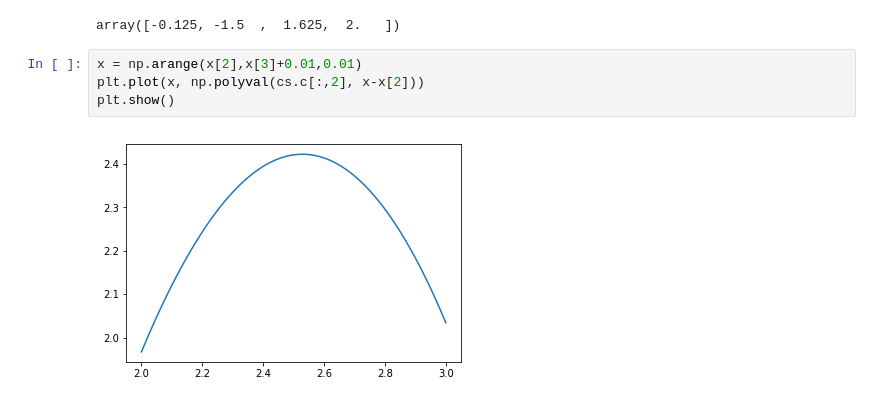
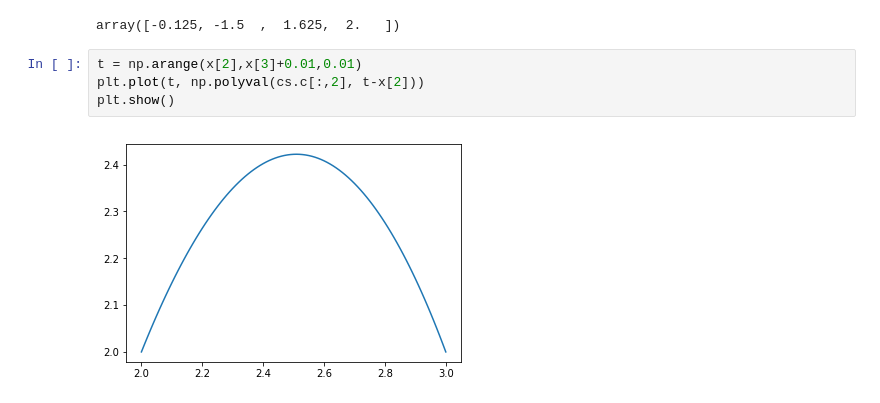
Before and after one commit to Numerical-Analysis/Spr2020Math377, a Jupyter notebook: nbs/PolyInterp.ipynb, the cells around one changed output. Cells and saved outputs as stored; diff of their text form.

```diff
--- a/nbs/PolyInterp.ipynb
+++ b/nbs/PolyInterp.ipynb
@@ -166,8 +166,8 @@ cs.c[:,2]
 # %% [output]
 array([-0.125, -1.5  ,  1.625,  2.   ])
 # %%
-x = np.arange(x[2],x[3]+0.01,0.01)
-plt.plot(x, np.polyval(cs.c[:,2], x-x[2]))
+t = np.arange(x[2],x[3]+0.01,0.01)
+plt.plot(t, np.polyval(cs.c[:,2], t-x[2]))
 plt.show()
 # %% [output]
-[figure, old version]
+[figure, new version]
```
Also changed, not shown: parts of 2 cells of this notebook.
